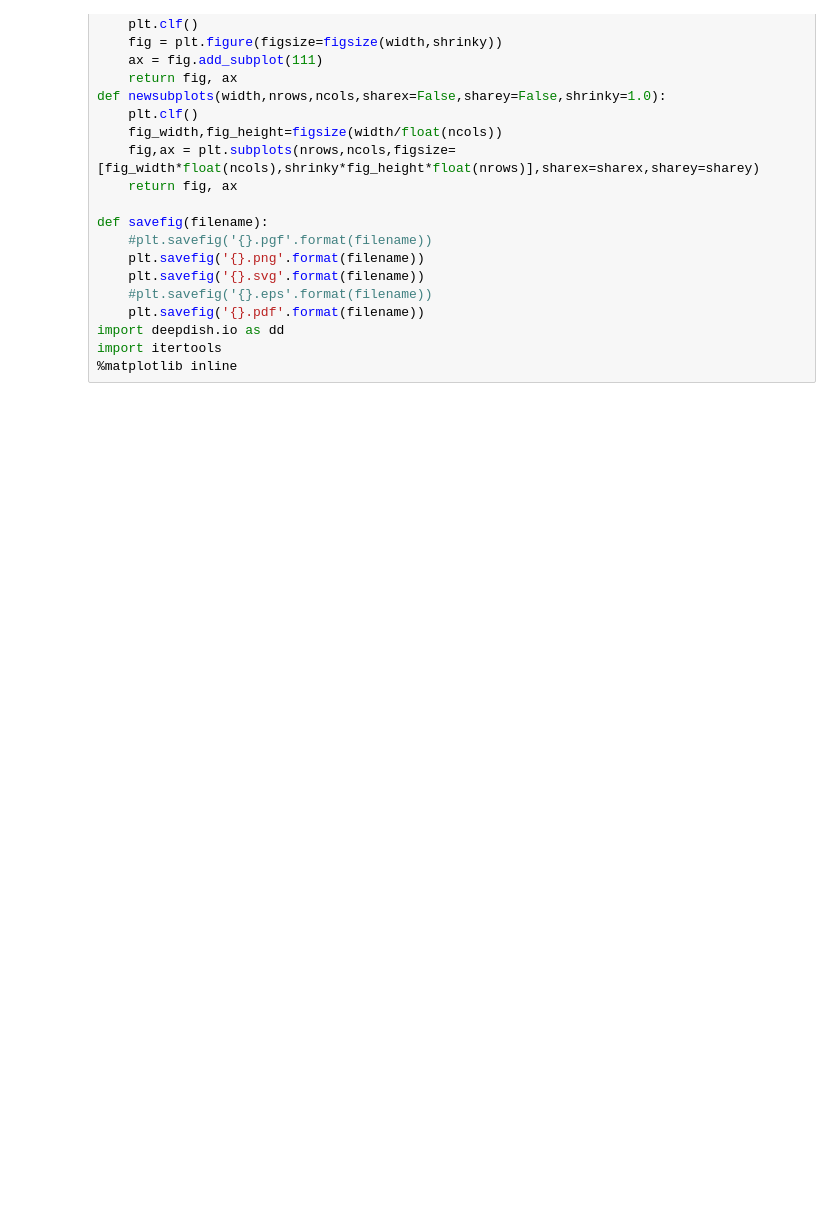
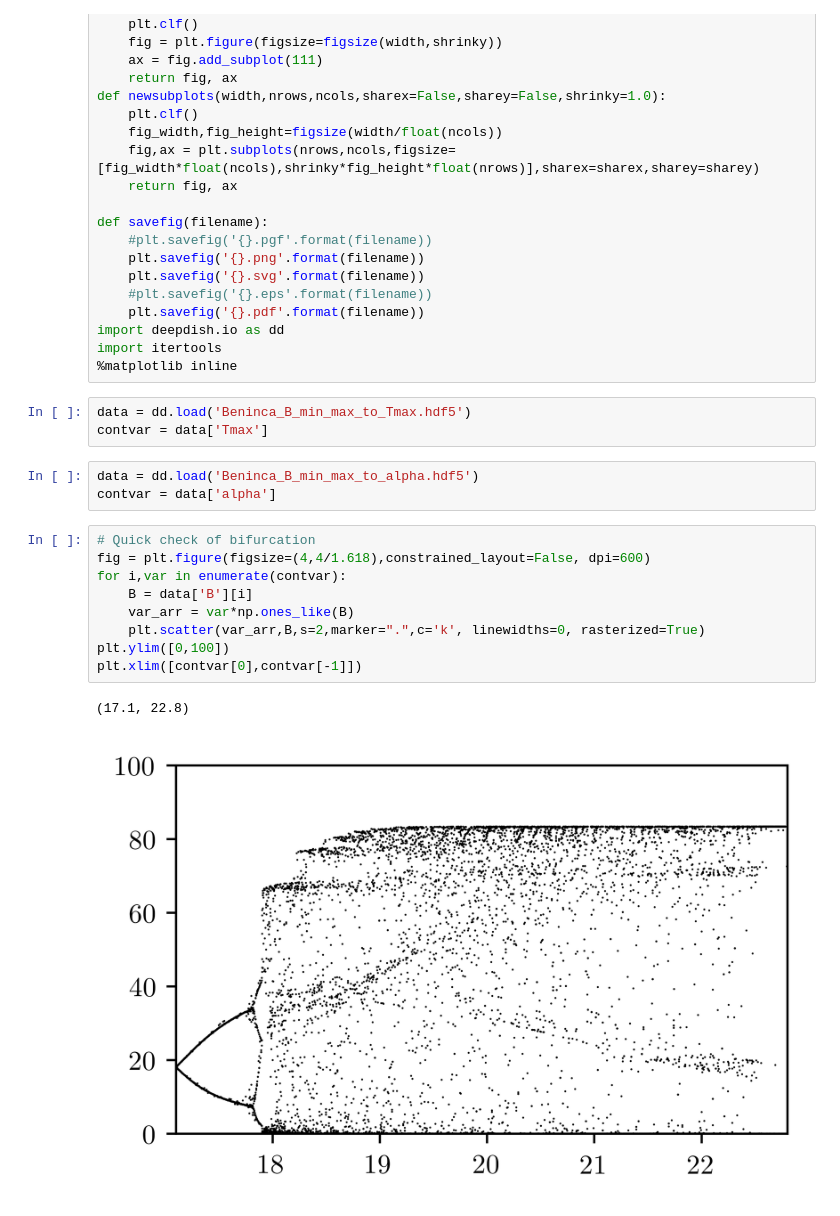
Before and after one commit to Omer80/BenincaModel, a Jupyter notebook: Plot_for_supplementary_information.ipynb, the cells around one changed output. Saved outputs shown, nothing was run; the diff lists cells and outputs as text; blank space fills up the shorter version.

```diff
--- a/Plot_for_supplementary_information.ipynb
+++ b/Plot_for_supplementary_information.ipynb
@@ -61,3 +61,21 @@ def savefig(filename):
 import deepdish.io as dd
 import itertools
 %matplotlib inline
+# %%
+data = dd.load('Beninca_B_min_max_to_Tmax.hdf5')
+contvar = data['Tmax']
+# %%
+data = dd.load('Beninca_B_min_max_to_alpha.hdf5')
+contvar = data['alpha']
+# %%
+# Quick check of bifurcation
+fig = plt.figure(figsize=(4,4/1.618),constrained_layout=False, dpi=600)
+for i,var in enumerate(contvar):
+    B = data['B'][i]
+    var_arr = var*np.ones_like(B)
+    plt.scatter(var_arr,B,s=2,marker=".",c='k', linewidths=0, rasterized=True)
+plt.ylim([0,100])
+plt.xlim([contvar[0],contvar[-1]])
+# %% [output]
+(17.1, 22.8)
+[figure, added]
```
Also changed, not shown: parts of 1 cell of this notebook, 2 other files.
